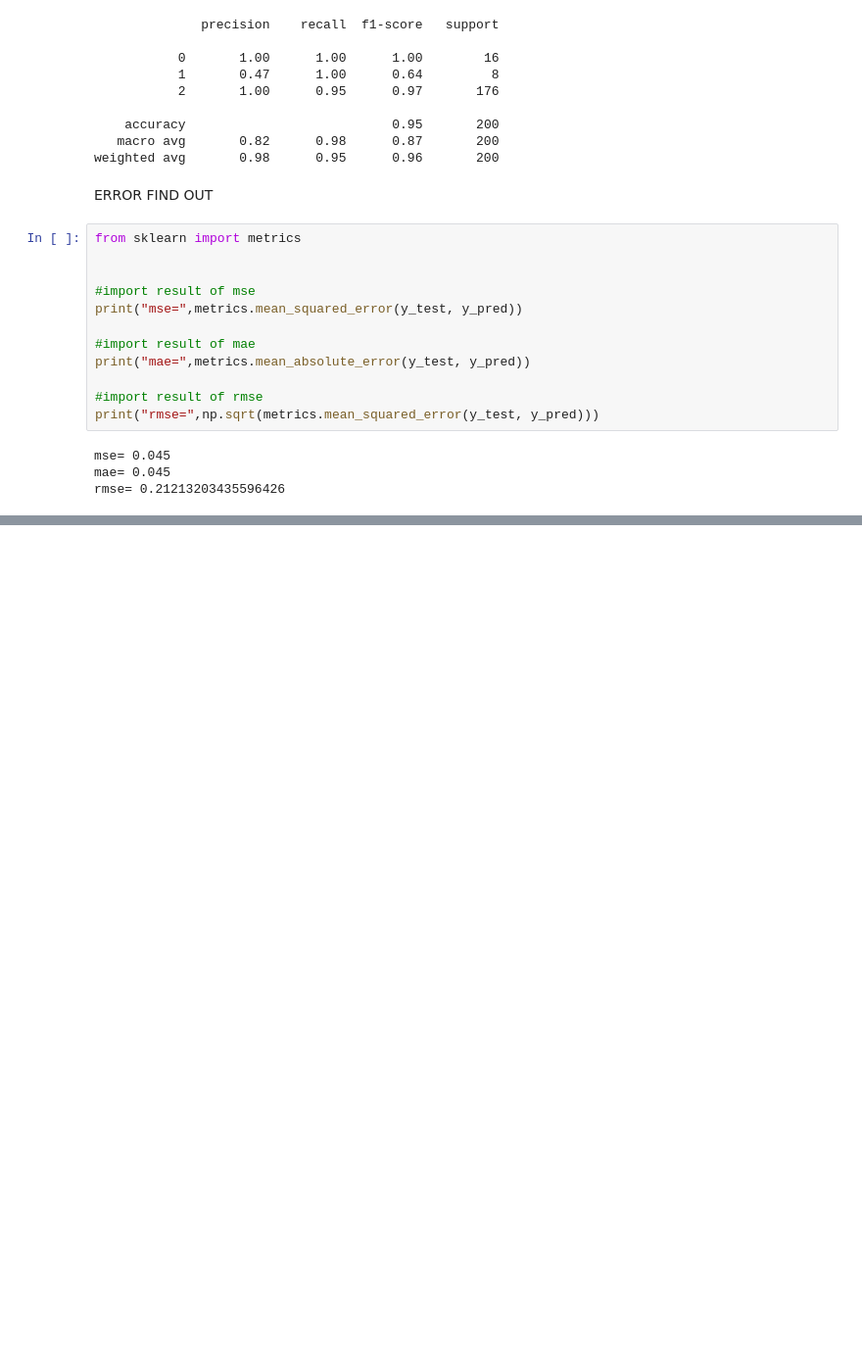
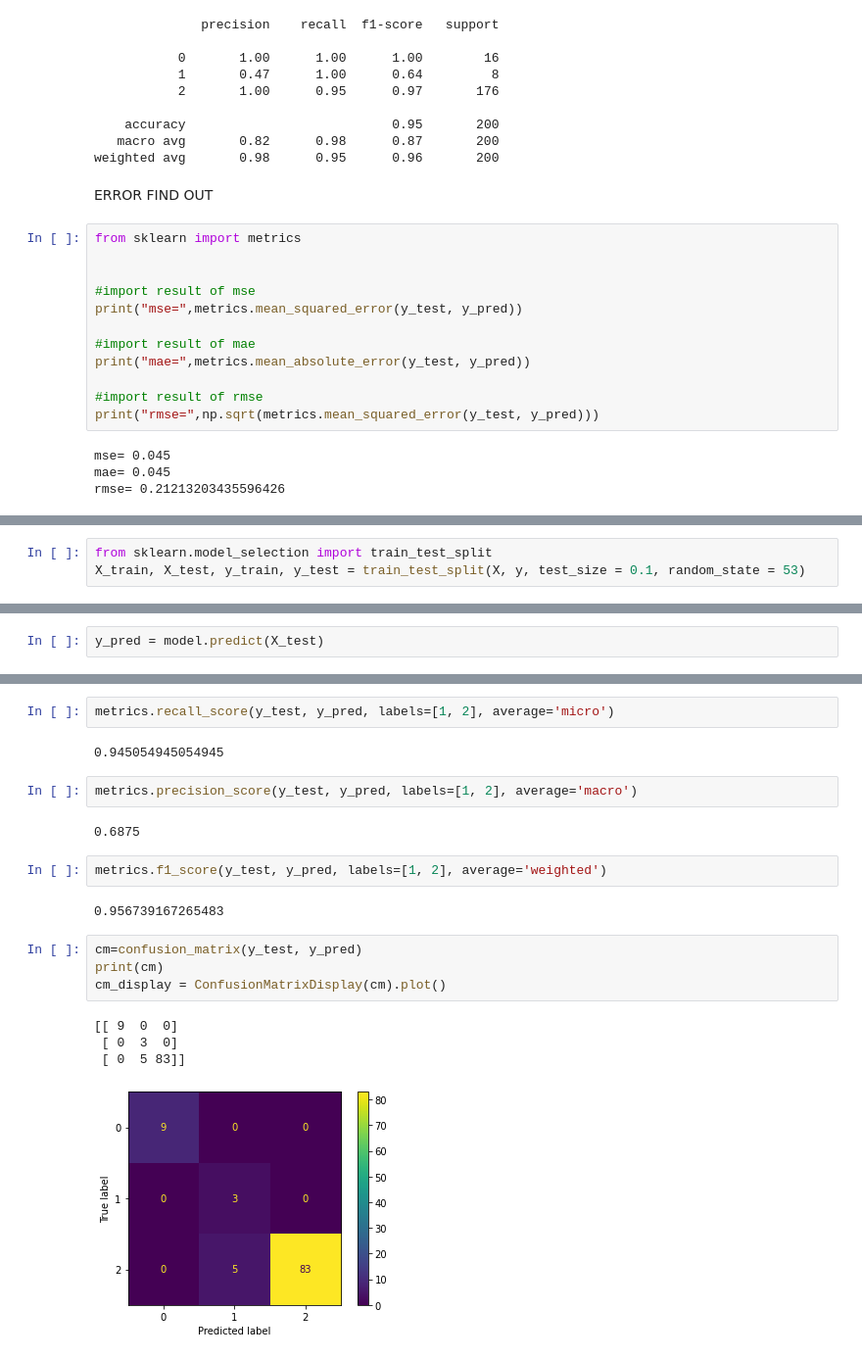
Before and after one commit to trq11137/ml-web-ap2, a Jupyter notebook: Project_Diabetes.ipynb, the cells around one changed output, grey strips where cells are left out. Shown: that part at 98% size. Drawn from its saved outputs; the diff is of its cells as text; blank space fills up the shorter version.

```diff
--- a/Project_Diabetes.ipynb
+++ b/Project_Diabetes.ipynb
@@ -503,0 +515,3 @@ rmse= 0.21213203435596426
+# %%
+from sklearn.model_selection import train_test_split
+X_train, X_test, y_train, y_test = train_test_split(X, y, test_size = 0.1, random_state = 53)
@@ -503,0 +532,2 @@ rmse= 0.21213203435596426
+# %%
+y_pred = model.predict(X_test)
@@ -503,0 +550,21 @@ rmse= 0.21213203435596426
+# %%
+metrics.recall_score(y_test, y_pred, labels=[1, 2], average='micro')
+# %% [output]
+0.945054945054945
+# %%
+metrics.precision_score(y_test, y_pred, labels=[1, 2], average='macro')
+# %% [output]
+0.6875
+# %%
+metrics.f1_score(y_test, y_pred, labels=[1, 2], average='weighted')
+# %% [output]
+0.956739167265483
+# %%
+cm=confusion_matrix(y_test, y_pred)
+print(cm)
+cm_display = ConfusionMatrixDisplay(cm).plot()
+# %% [output]
+[[ 9  0  0]
+ [ 0  3  0]
+ [ 0  5 83]]
+[figure, added]
```
Also changed, not shown: parts of 19 cells of this notebook.
